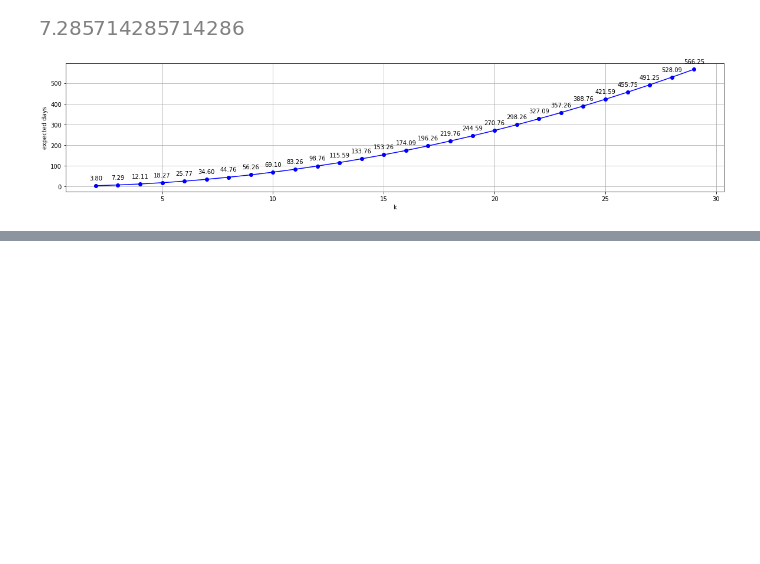
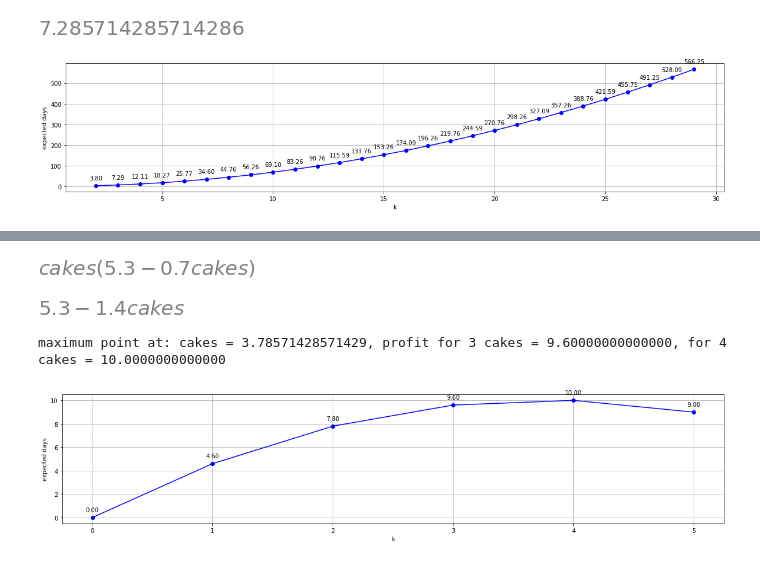
Before and after one commit to edwardlu71/ConceptByExample, a Jupyter notebook: E03_112_MonteCarloByExamples.ipynb, the cells around one changed output, grey strips where cells are left out. Cells and saved outputs as stored; diff of their text form; code cells hidden in the pictures; blank space fills up the shorter version.

```diff
--- a/E03_112_MonteCarloByExamples.ipynb
+++ b/E03_112_MonteCarloByExamples.ipynb
@@ -221,0 +313,34 @@ plt.show()
+# %%
+residents = 6    # residents number
+cost = 0.4
+price = 1.4
+
+cakes = symbols('cakes')
+p = 0.3*(cakes+1)*cakes + (residents-1-cakes)*cakes
+display(simplify(p))
+display(diff(p))
+
+v = solve(diff(p))
+print(f"maximum point at: cakes = {v[0]}, profit for {v[0].floor()} cakes = {p.subs(cakes,v[0].floor())}, for {v[0].ceiling()} cakes = {p.subs(cakes,v[0].ceiling())}")
+
+xs = list(range(residents))
+ys = [float(p.subs(cakes, i)) for i in xs]
+
+fig, ax = plt.subplots(figsize=(20, 4))
+ax.plot(xs, ys, 'bo-')
+for x, y in zip(xs, ys):
+    label = "{:.2f}".format(y)
+    plt.annotate(label, # this is the text
+                 (x,y), # this is the point to label
+                 textcoords="offset points", # how to position the text
+                 xytext=(0,10), # distance from text to points (x,y)
+                 ha='center') # horizontal alignment can be left, right or center
+plt.xlabel("k")
+plt.ylabel("expected days")
+plt.grid(True)
+plt.show()
+# %% [output]
+[figure, added]
+[figure, added]
+maximum point at: cakes = 3.78571428571429, profit for 3 cakes = 9.60000000000000, for 4 cakes = 10.0000000000000
+[figure, added]
```
Also changed, not shown: parts of 19 cells of this notebook.
